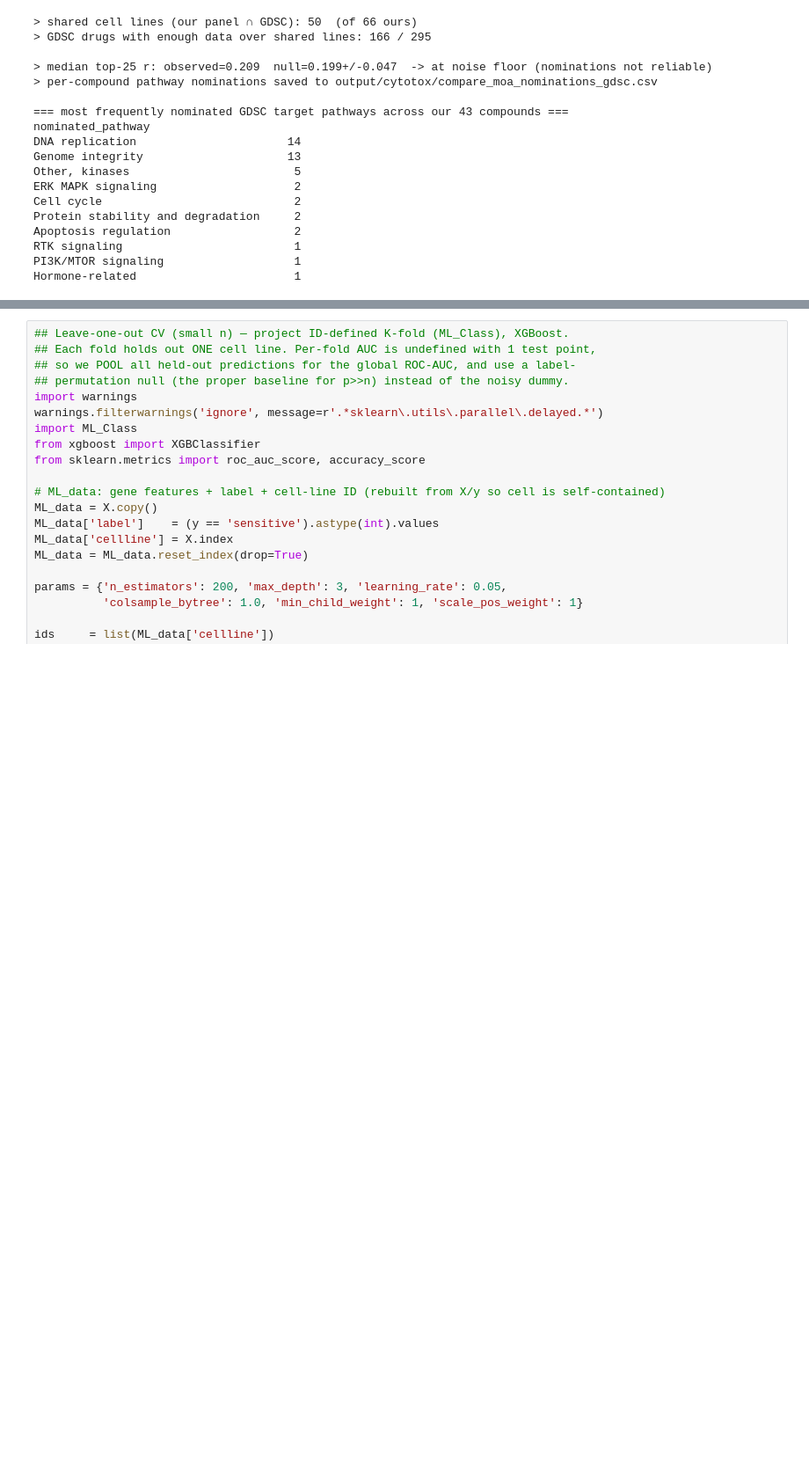
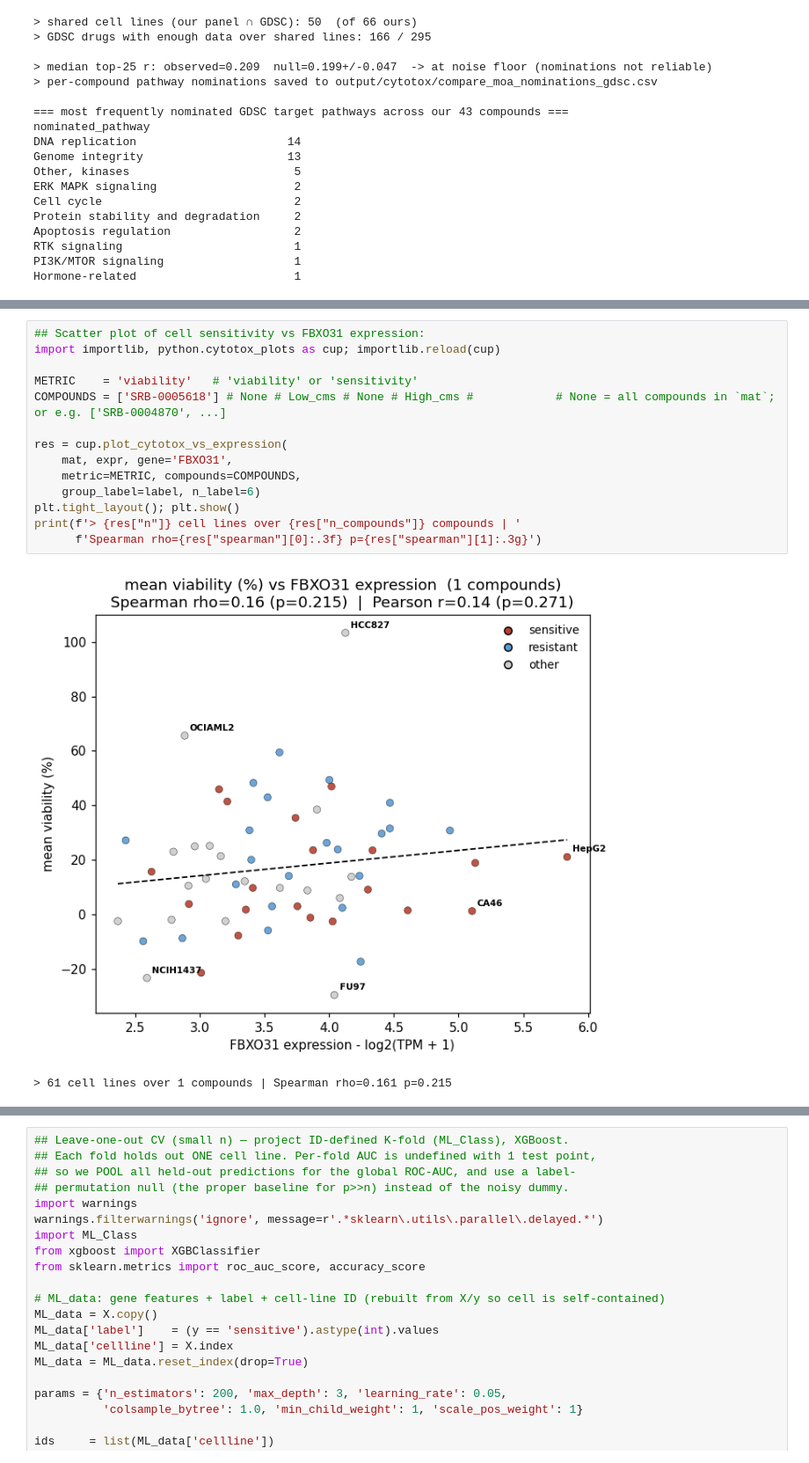
Before and after one commit to gtamo39/MS_ML, a Jupyter notebook: vignettes/MS_cytotox.ipynb, the cells around one changed output, grey strips where cells are left out. Shown at 88% size. Drawn from its saved outputs; the diff is of its cells as text; blank space fills up the shorter version.

```diff
--- a/vignettes/MS_cytotox.ipynb
+++ b/vignettes/MS_cytotox.ipynb
@@ -713,2 +826,19 @@ Name: count, dtype: int64
+# %%
+## Scatter plot of cell sensitivity vs FBXO31 expression:
+import importlib, python.cytotox_plots as cup; importlib.reload(cup)
+
+METRIC    = 'viability'   # 'viability' or 'sensitivity'
+COMPOUNDS = ['SRB-0005618'] # None # Low_cms # None # High_cms #            # None = all compounds in `mat`; or e.g. ['SRB-0004870', ...]
+
+res = cup.plot_cytotox_vs_expression(
+    mat, expr, gene='FBXO31',
+    metric=METRIC, compounds=COMPOUNDS,
+    group_label=label, n_label=6)
+plt.tight_layout(); plt.show()
+print(f'> {res["n"]} cell lines over {res["n_compounds"]} compounds | '
+      f'Spearman rho={res["spearman"][0]:.3f} p={res["spearman"][1]:.3g}')
+# %% [output]
+[figure, added]
+> 61 cell lines over 1 compounds | Spearman rho=0.161 p=0.215
 # %%
 ## Build the feature matrix: DepMap expression genes for our cell lines,
```
Also changed, not shown: parts of 18 cells of this notebook, 4 other files.
